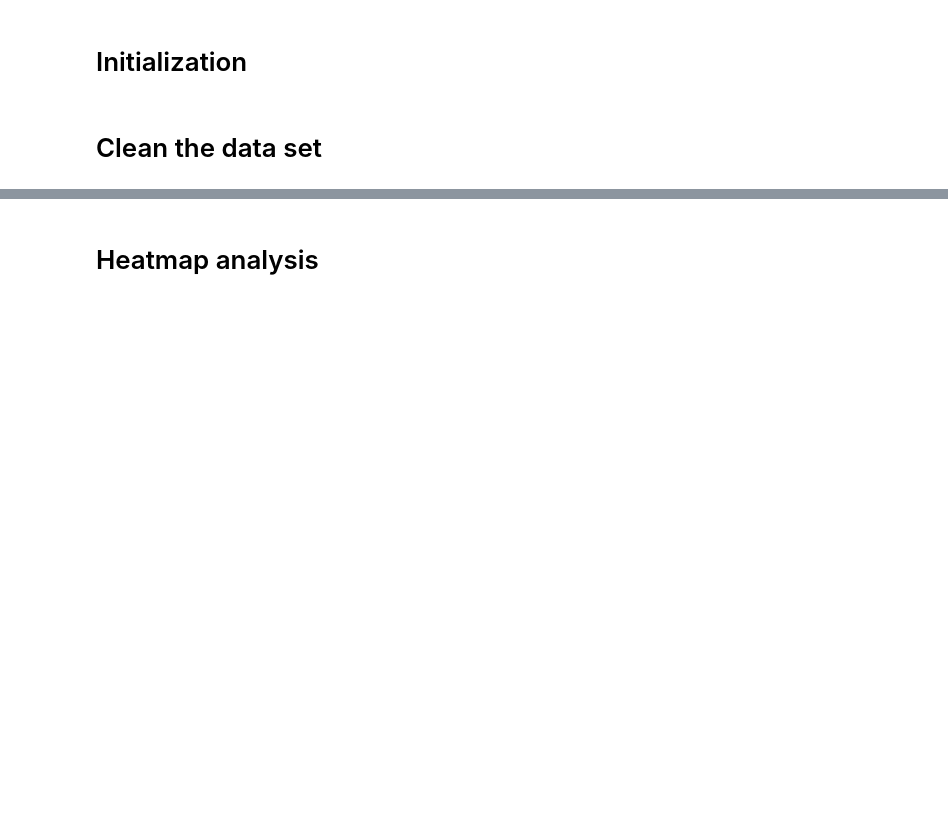
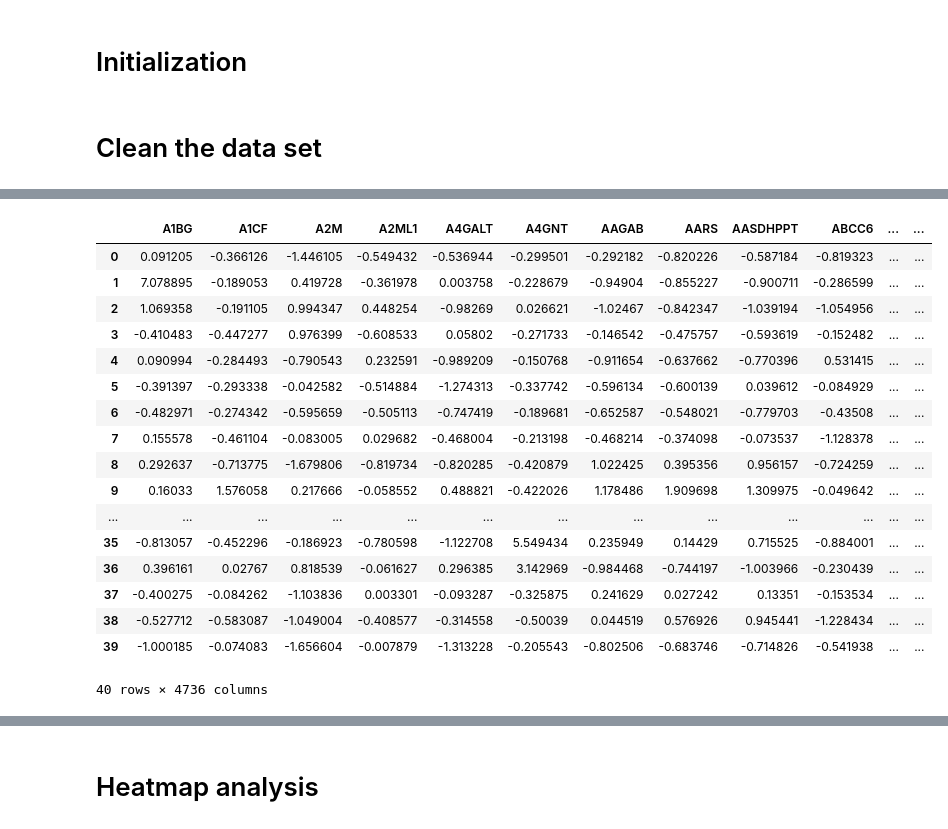
Before and after one commit to briantruan/ns4300-mecfs, a Jupyter notebook: final_project.ipynb, the cells around one changed output, grey strips where cells are left out. Drawn from its saved outputs; the diff is of its cells as text; code cells hidden in the pictures; blank space fills up the shorter version.

```diff
--- a/final_project.ipynb
+++ b/final_project.ipynb
@@ -58,3 +46,24 @@ df
+# %%
+df_transposed
+# %% [output]
+|  | A1BG | A1CF | A2M | A2ML1 | A4GALT | A4GNT | AAGAB | AARS | AASDHPPT | ABCC6 | ... | ... |
+| 0 | 0.091205 | -0.366126 | -1.446105 | -0.549432 | -0.536944 | -0.299501 | -0.292182 | -0.820226 | -0.587184 | -0.819323 | ... | ... |
+| 1 | 7.078895 | -0.189053 | 0.419728 | -0.361978 | 0.003758 | -0.228679 | -0.94904 | -0.855227 | -0.900711 | -0.286599 | ... | ... |
+| 2 | 1.069358 | -0.191105 | 0.994347 | 0.448254 | -0.98269 | 0.026621 | -1.02467 | -0.842347 | -1.039194 | -1.054956 | ... | ... |
+| 3 | -0.410483 | -0.447277 | 0.976399 | -0.608533 | 0.05802 | -0.271733 | -0.146542 | -0.475757 | -0.593619 | -0.152482 | ... | ... |
+| 4 | 0.090994 | -0.284493 | -0.790543 | 0.232591 | -0.989209 | -0.150768 | -0.911654 | -0.637662 | -0.770396 | 0.531415 | ... | ... |
+| 5 | -0.391397 | -0.293338 | -0.042582 | -0.514884 | -1.274313 | -0.337742 | -0.596134 | -0.600139 | 0.039612 | -0.084929 | ... | ... |
+| 6 | -0.482971 | -0.274342 | -0.595659 | -0.505113 | -0.747419 | -0.189681 | -0.652587 | -0.548021 | -0.779703 | -0.43508 | ... | ... |
+| 7 | 0.155578 | -0.461104 | -0.083005 | 0.029682 | -0.468004 | -0.213198 | -0.468214 | -0.374098 | -0.073537 | -1.128378 | ... | ... |
+| 8 | 0.292637 | -0.713775 | -1.679806 | -0.819734 | -0.820285 | -0.420879 | 1.022425 | 0.395356 | 0.956157 | -0.724259 | ... | ... |
+| 9 | 0.16033 | 1.576058 | 0.217666 | -0.058552 | 0.488821 | -0.422026 | 1.178486 | 1.909698 | 1.309975 | -0.049642 | ... | ... |
+| ... | ... | ... | ... | ... | ... | ... | ... | ... | ... | ... | ... | ... |
+| 35 | -0.813057 | -0.452296 | -0.186923 | -0.780598 | -1.122708 | 5.549434 | 0.235949 | 0.14429 | 0.715525 | -0.884001 | ... | ... |
+| 36 | 0.396161 | 0.02767 | 0.818539 | -0.061627 | 0.296385 | 3.142969 | -0.984468 | -0.744197 | -1.003966 | -0.230439 | ... | ... |
+| 37 | -0.400275 | -0.084262 | -1.103836 | 0.003301 | -0.093287 | -0.325875 | 0.241629 | 0.027242 | 0.13351 | -0.153534 | ... | ... |
+| 38 | -0.527712 | -0.583087 | -1.049004 | -0.408577 | -0.314558 | -0.50039 | 0.044519 | 0.576926 | 0.945441 | -1.228434 | ... | ... |
+| 39 | -1.000185 | -0.074083 | -1.656604 | -0.007879 | -1.313228 | -0.205543 | -0.802506 | -0.683746 | -0.714826 | -0.541938 | ... | ... |
+40 rows × 4736 columns
 # %%
 # how to make the first box of the first row "gene"
 df_transposed.columns.name = "Gene"
```
Also changed, not shown: parts of 13 cells of this notebook.
